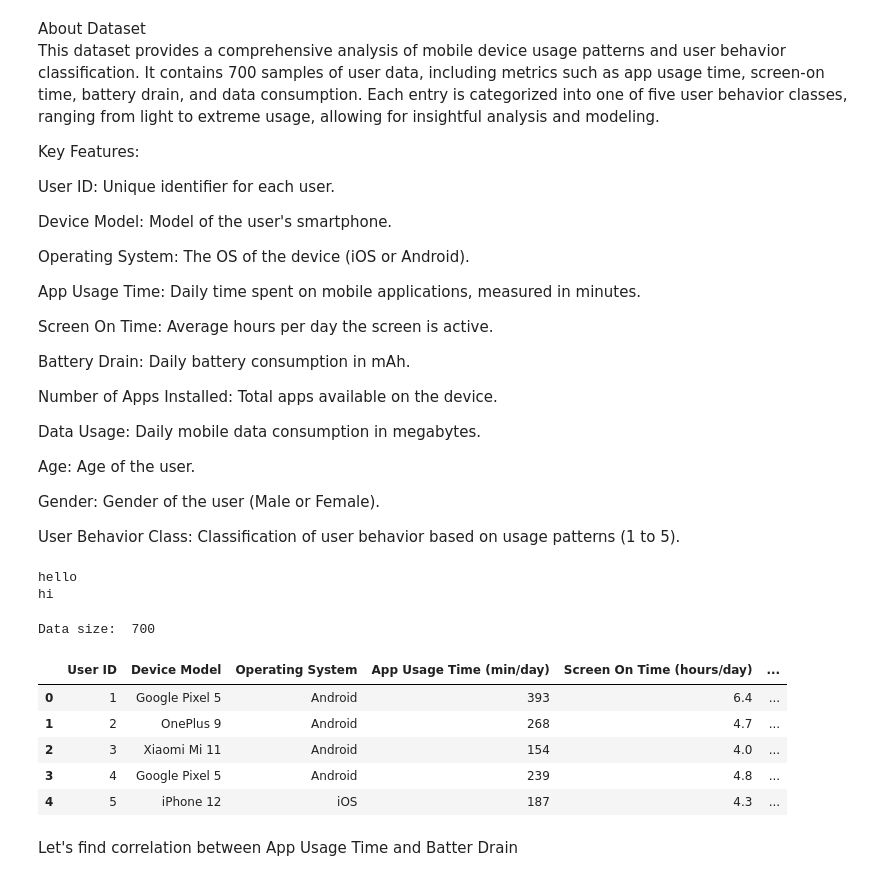
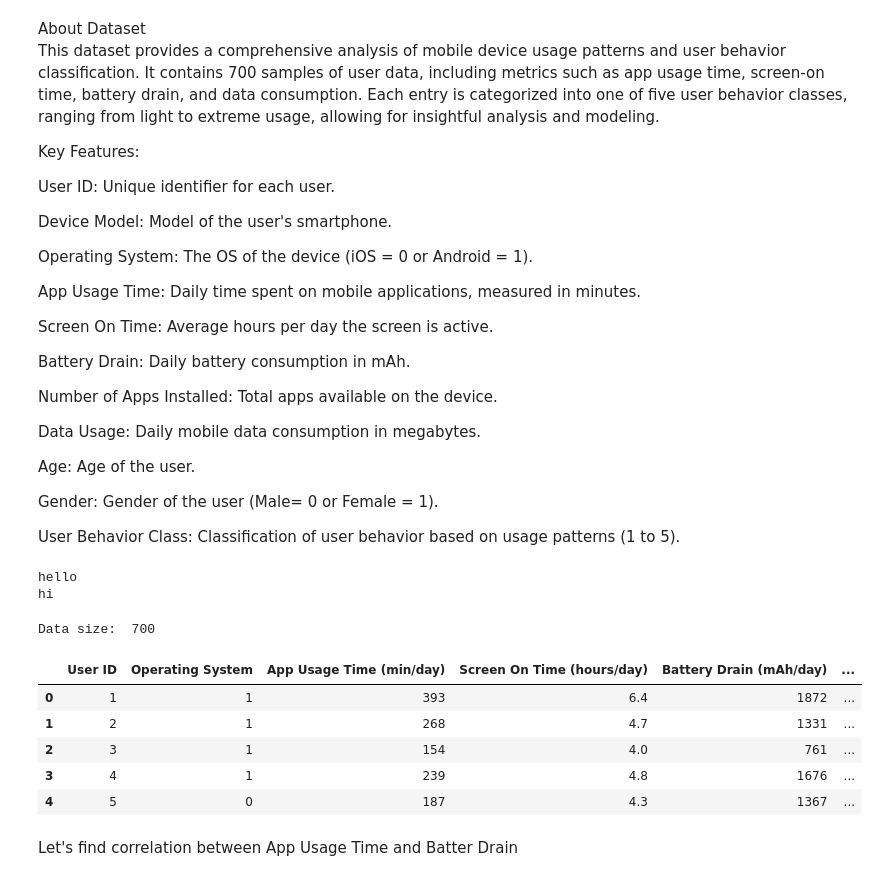
Before and after one commit to MonalisaMiddya/Mobile-Device-Usage, a Jupyter notebook: test.ipynb, the cells around one changed output. Cells and saved outputs as stored; diff of their text form; code cells hidden in the pictures.

```diff
--- a/test.ipynb
+++ b/test.ipynb
@@ -8,7 +8,7 @@ User ID: Unique identifier for each user.
 
 Device Model: Model of the user's smartphone.
 
-Operating System: The OS of the device (iOS or Android).
+Operating System: The OS of the device (iOS = 0 or Android = 1).
 
 App Usage Time: Daily time spent on mobile applications, measured in minutes.
 
@@ -22,7 +22,7 @@ Data Usage: Daily mobile data consumption in megabytes.
 
 Age: Age of the user.
 
-Gender: Gender of the user (Male or Female).
+Gender: Gender of the user (Male= 0 or Female = 1).
 
 User Behavior Class: Classification of user behavior based on usage patterns (1 to 5).
 # %%
@@ -34,20 +34,30 @@ hi
 # %%
 import pandas as pd
 import matplotlib.pyplot as plt
 import seaborn as sns
 
 sns.set()
+
+hd = pd.read_csv('user_behavior_dataset.csv')
+hd=hd.drop('Device Model', axis=1)# let's drop 'Device Model' variable.
+
+
+hd['Gender'] = hd['Gender'].map({'Male': 0, 'Female': 1})
+hd['Operating System'] = hd['Operating System'].map({'iOS': 0, 'Android': 1})
+
 print("Data size:  " + str(len(hd)))
-hd = pd.read_csv('user_behavior_dataset.csv')
+
+#print(hd['Device Model'].unique())
+
 hd.head()
 # %% [output]
 Data size:  700
-|  | User ID | Device Model | Operating System | App Usage Time (min/day) | Screen On Time (hours/day) | ... |
-| 0 | 1 | Google Pixel 5 | Android | 393 | 6.4 | ... |
-| 1 | 2 | OnePlus 9 | Android | 268 | 4.7 | ... |
-| 2 | 3 | Xiaomi Mi 11 | Android | 154 | 4.0 | ... |
-| 3 | 4 | Google Pixel 5 | Android | 239 | 4.8 | ... |
-| 4 | 5 | iPhone 12 | iOS | 187 | 4.3 | ... |
+|  | User ID | Operating System | App Usage Time (min/day) | Screen On Time (hours/day) | Battery Drain (mAh/day) | ... |
+| 0 | 1 | 1 | 393 | 6.4 | 1872 | ... |
+| 1 | 2 | 1 | 268 | 4.7 | 1331 | ... |
+| 2 | 3 | 1 | 154 | 4.0 | 761 | ... |
+| 3 | 4 | 1 | 239 | 4.8 | 1676 | ... |
+| 4 | 5 | 0 | 187 | 4.3 | 1367 | ... |
 # %% [markdown]
 Let's find correlation between App Usage Time and Batter Drain
 # %%
```
Also changed, not shown: parts of 2 cells of this notebook.
